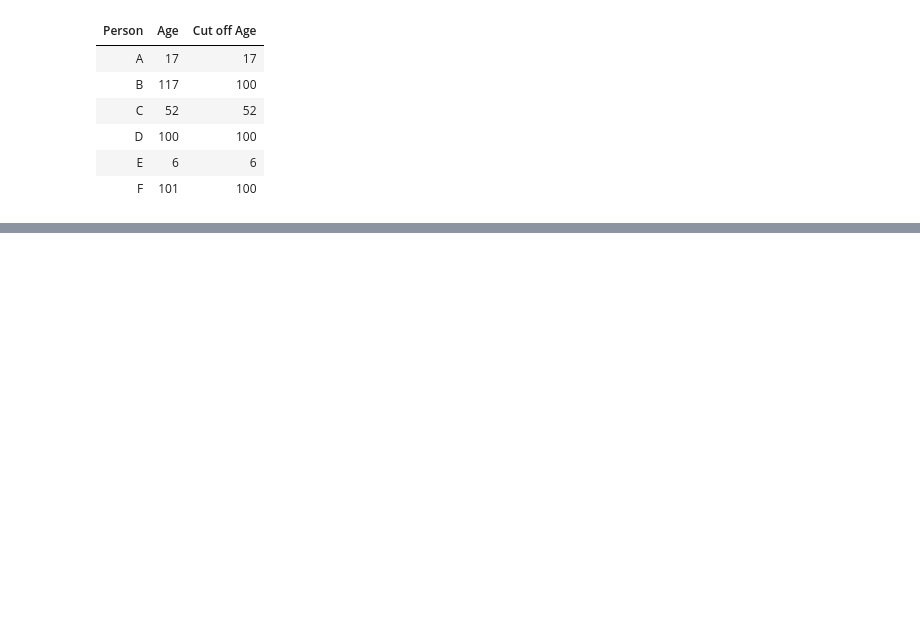
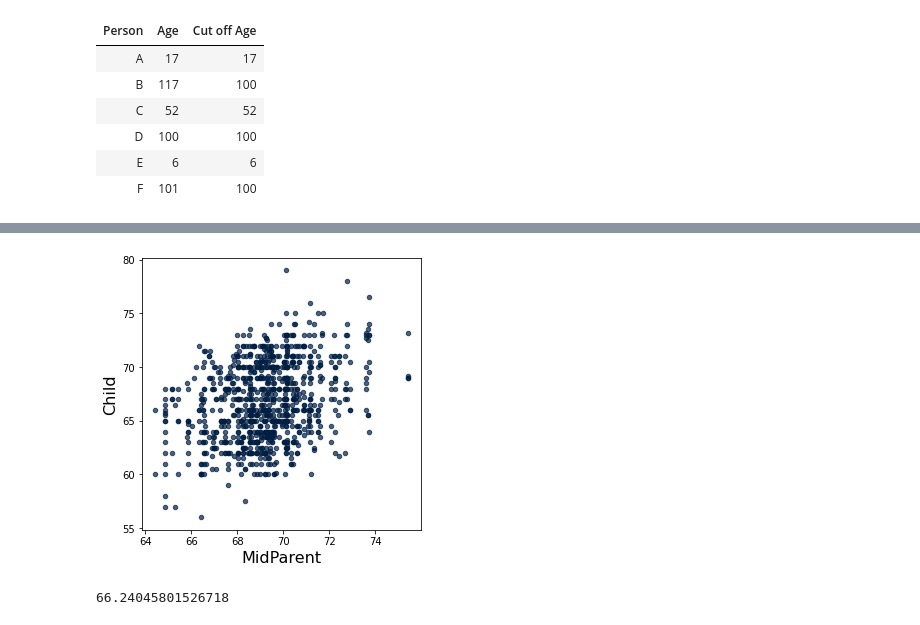
Before and after one commit to rokold/ml-basics, a Jupyter notebook: Lessons/files01.ipynb, the cells around one changed output, grey strips where cells are left out. Saved outputs shown, nothing was run; the diff lists cells and outputs as text; code cells hidden in the pictures; blank space fills up the shorter version.

```diff
--- a/Lessons/files01.ipynb
+++ b/Lessons/files01.ipynb
@@ -83,0 +124,4 @@ ages.with_column('Cut off Age', ages.apply(cut_off_at_100, 'Age'))
+# %%
+heights.scatter('MidParent')
+# %% [output]
+[figure, added]
@@ -83,0 +138,4 @@ ages.with_column('Cut off Age', ages.apply(cut_off_at_100, 'Age'))
+# %%
+predict_child(68)
+# %% [output]
+66.24045801526718
```
Also changed, not shown: parts of 8 cells of this notebook, 2 other files.
